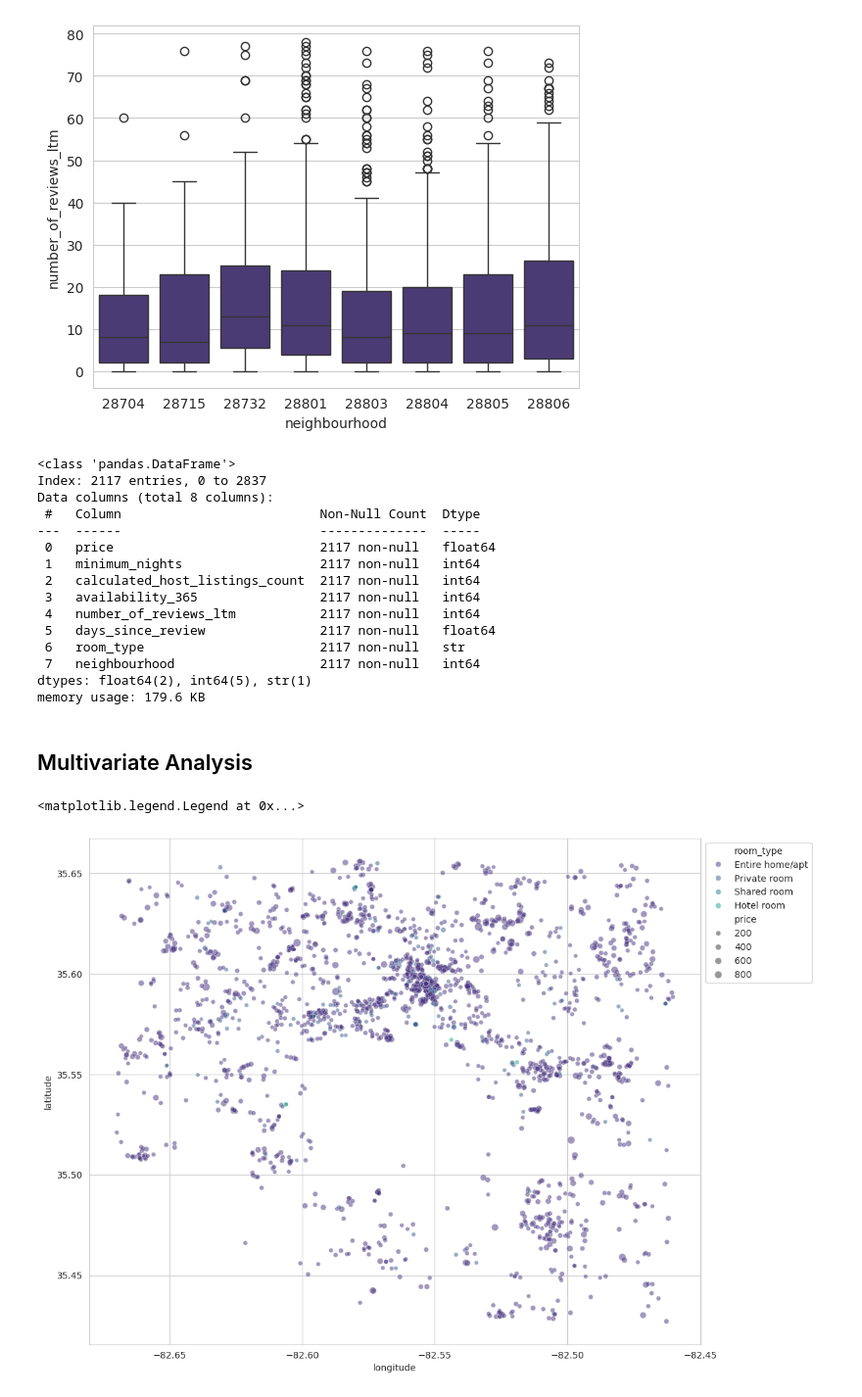
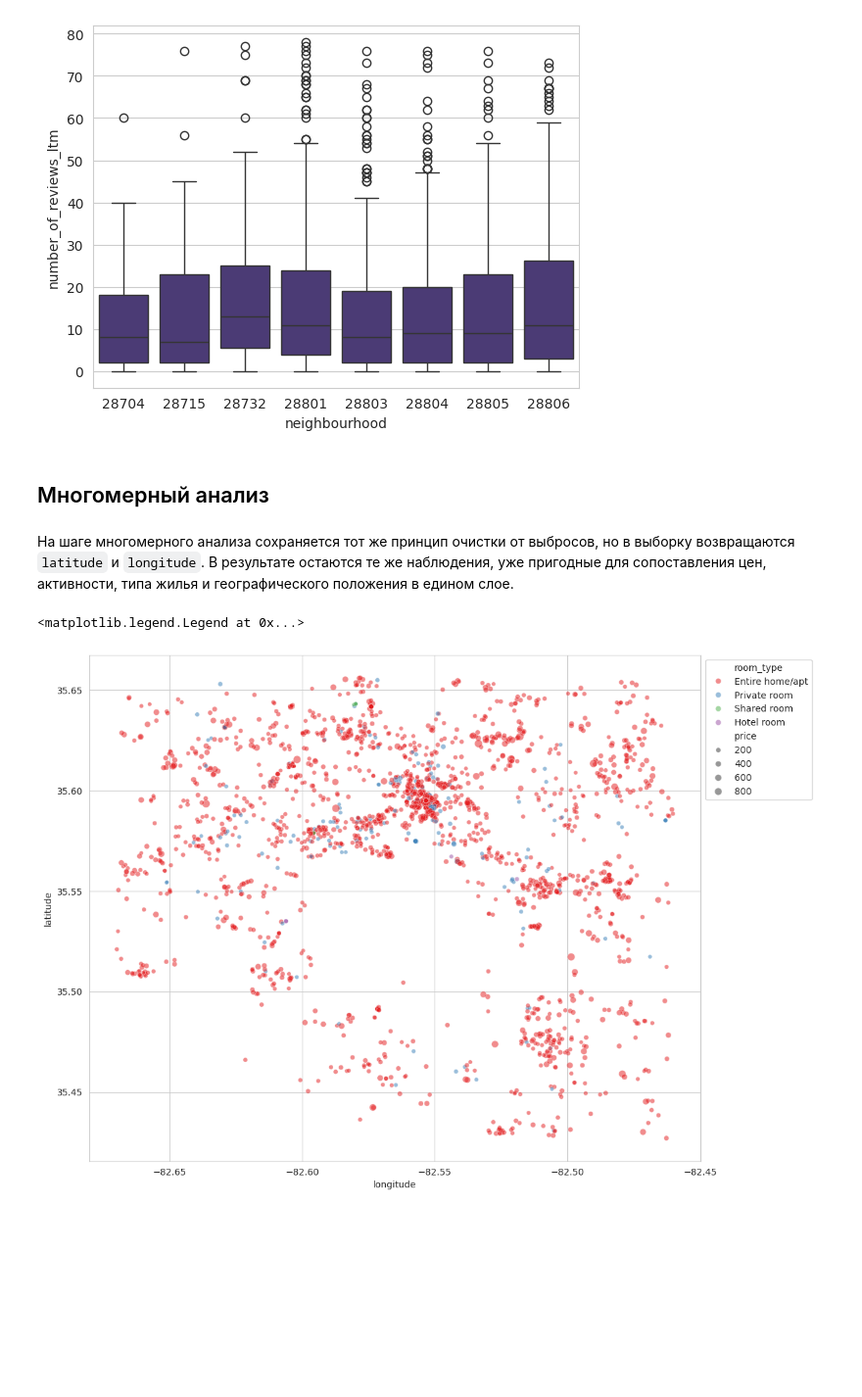
Before and after one commit to nikzhilin/exploratory-analytics, a Jupyter notebook: projects/airbnb_asheville_eda/notebooks/03_descriptive_layers.ipynb, the cells around one changed output. Shown at 98% size. Drawn from its saved outputs; the diff is of its cells as text; code cells hidden in the pictures; blank space fills up the shorter version.

```diff
--- a/projects/airbnb_asheville_eda/notebooks/03_descriptive_layers.ipynb
+++ b/projects/airbnb_asheville_eda/notebooks/03_descriptive_layers.ipynb
@@ -263,26 +274,8 @@ sns.boxplot(data=cleaned_listings, x="neighbourhood", y="number_of_reviews_ltm")
 # %% [output]
 <Axes: xlabel='neighbourhood', ylabel='number_of_reviews_ltm'>
 [figure]
-# %%
-cleaned_listings.info()
-# %% [output]
-<class 'pandas.DataFrame'>
-Index: 2117 entries, 0 to 2837
-Data columns (total 8 columns):
- #   Column                          Non-Null Count  Dtype
----  ------                          --------------  -----
- 0   price                           2117 non-null   float64
- 1   minimum_nights                  2117 non-null   int64
- 2   calculated_host_listings_count  2117 non-null   int64
- 3   availability_365                2117 non-null   int64
- 4   number_of_reviews_ltm           2117 non-null   int64
- 5   days_since_review               2117 non-null   float64
- 6   room_type                       2117 non-null   str
- 7   neighbourhood                   2117 non-null   int64
-dtypes: float64(2), int64(5), str(1)
-memory usage: 179.6 KB
 # %% [markdown]
-## Multivariate Analysis
+## Многомерный анализ
 # %%
 cleaned_listings = listings[NUMERIC_COLUMNS].drop(
     columns=[
@@ -311,18 +304,21 @@ cleaned_listings = cleaned_listings[
         < cleaned_listings["days_since_review"].quantile(0.99)
     )
 ].copy()
+# %% [markdown]
+На шаге многомерного анализа сохраняется тот же принцип очистки от выбросов, но в выборку возвращаются `latitude` и `longitude`. В результате остаются те же наблюдения, уже пригодные для сопоставления цен, активности, типа жилья и географического положения в едином слое.
 # %%
 plt.figure(figsize=(12, 10))
 sns.scatterplot(
     data=cleaned_listings,
     x="longitude",
     y="latitude",
     size="price",
     hue="room_type",
     alpha=0.5,
+    palette="Set1"
 )
 
 plt.legend(bbox_to_anchor=(1, 1))
 # %% [output]
 <matplotlib.legend.Legend at 0x...>
-[figure, old version]
+[figure, new version]
```
Also changed, not shown: parts of 34 cells of this notebook, 8 other files.
